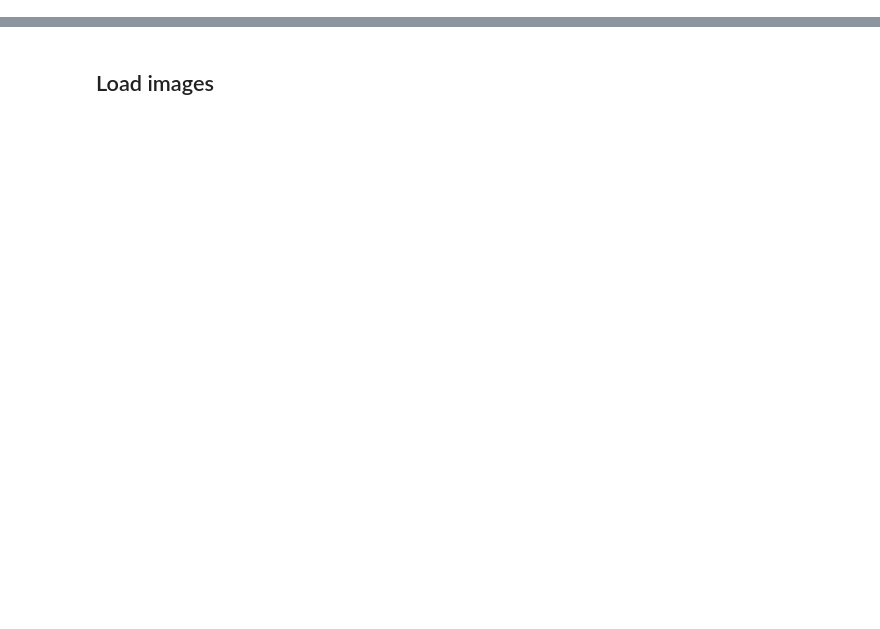
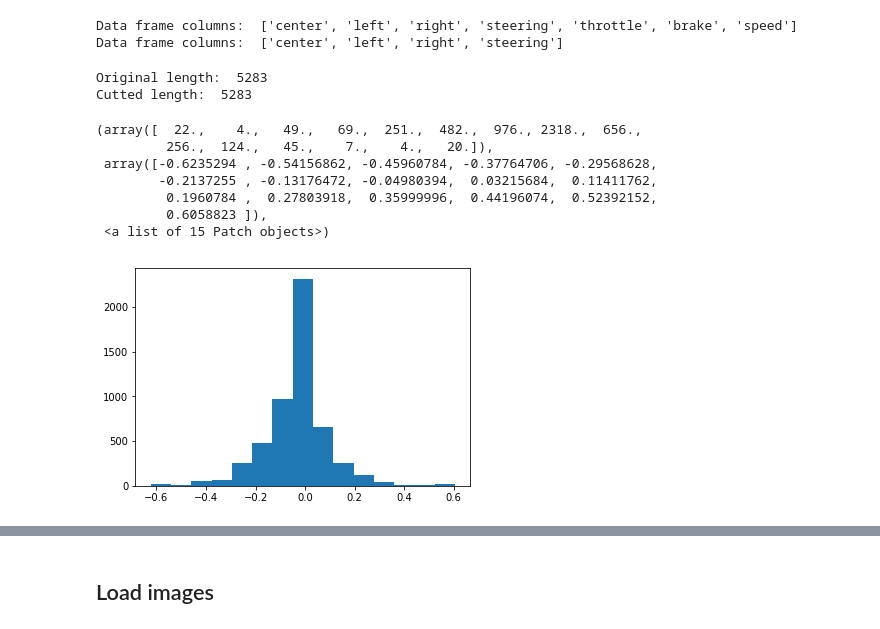
Before and after one commit to fstahl1/behavioral_cloning, a Jupyter notebook: data_exploration.ipynb, the cells around one changed output, grey strips where cells are left out. Saved outputs shown, nothing was run; the diff lists cells and outputs as text; code cells hidden in the pictures; blank space fills up the shorter version.

```diff
--- a/data_exploration.ipynb
+++ b/data_exploration.ipynb
@@ -6,0 +69,48 @@ Using TensorFlow backend.
+# %%
+import pandas as pd
+
+columns = ['center', 'left', 'right', 'steering', 'throttle', 'brake', 'speed']
+
+# data = pd.DataFrame(columns=columns)
+
+data = pd.read_csv(path+'driving_log.csv', names=columns)
+print('Data frame columns: ', list(data.columns))
+
+# drop all columns which are not needed
+data = data.drop(columns=['throttle', 'brake', 'speed'])
+print('Data frame columns: ', list(data.columns))
+# %% [output]
+Data frame columns:  ['center', 'left', 'right', 'steering', 'throttle', 'brake', 'speed']
+Data frame columns:  ['center', 'left', 'right', 'steering']
+# %%
+import random
+
+data_cp = data.copy()
+print('Original length: ', len(data_cp))
+
+# # remove some images with angle=0
+# no_steering_inds = data_cp[data_cp.steering==0]
+# print(len(no_steering_inds))
+# no_steering_inds_p5 = int(len(no_steering_inds)/2)
+# print(no_steering_inds_p5)
+
+# drop_inds = data_cp[data_cp.steering == 0].sample(n=no_steering_inds_p5).index
+
+# data_cp = data_cp.drop(drop_inds)
+print('Cutted length: ', len(data_cp))
+# %% [output]
+Original length:  5283
+Cutted length:  5283
+# %%
+n_bins = 15
+
+plt.hist(data.steering, bins=n_bins)
+# %% [output]
+(array([  22.,    4.,   49.,   69.,  251.,  482.,  976., 2318.,  656.,
+         256.,  124.,   45.,    7.,    4.,   20.]),
+ array([-0.6235294 , -0.54156862, -0.45960784, -0.37764706, -0.29568628,
+        -0.2137255 , -0.13176472, -0.04980394,  0.03215684,  0.11411762,
+         0.1960784 ,  0.27803918,  0.35999996,  0.44196074,  0.52392152,
+         0.6058823 ]),
+ <a list of 15 Patch objects>)
+[figure, added]
```
Also changed, not shown: parts of 33 cells of this notebook, 4 other files.
